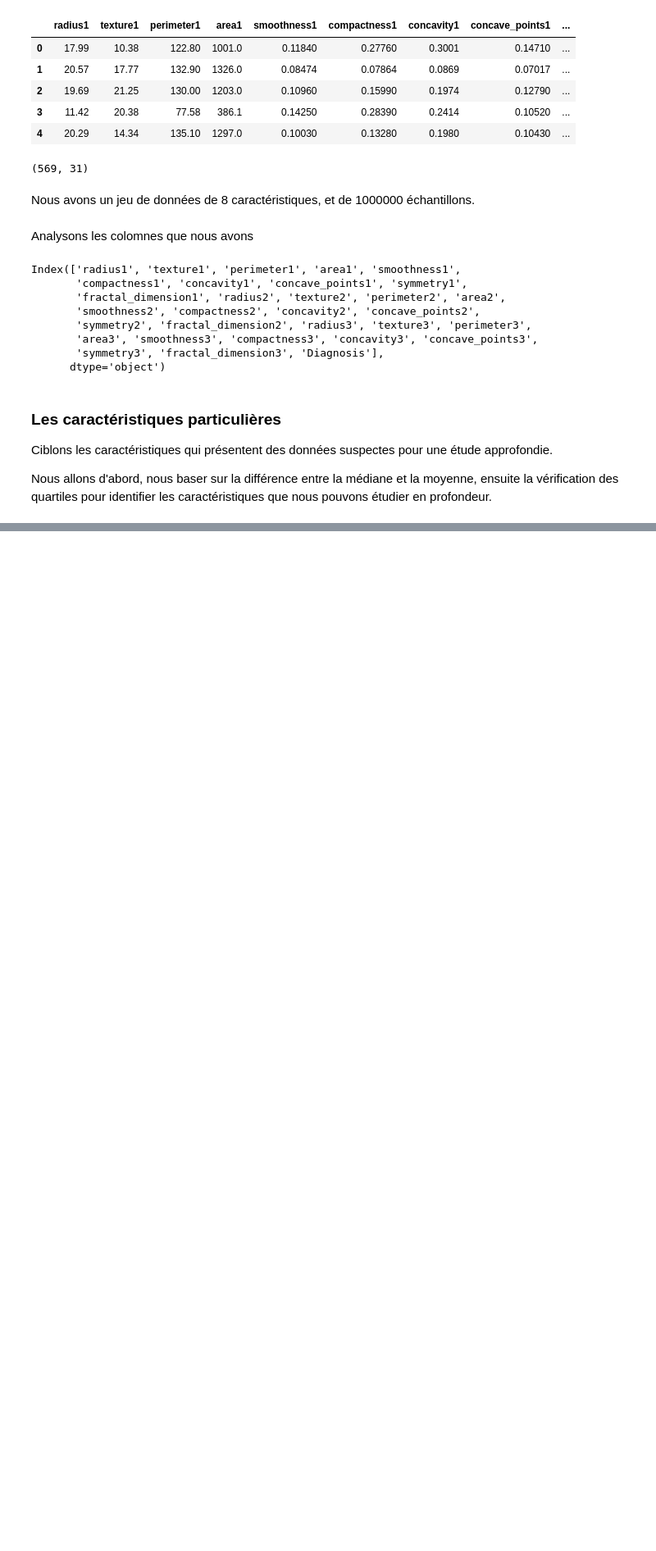
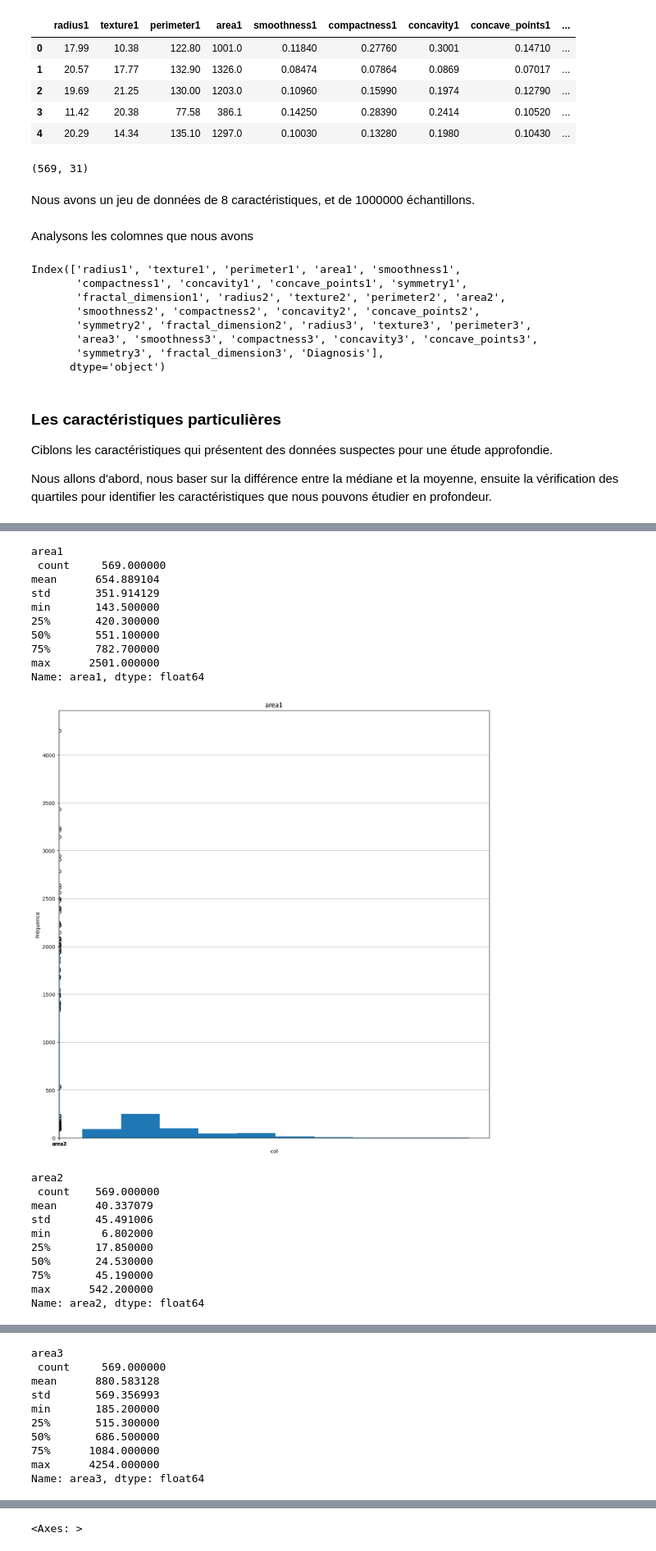
Before and after one commit to Martinien07/Projet-UA-3-Implication-de-l-IA-dans-le-processus-de-diagnostic-d-une-cellule-cancereuse, a Jupyter notebook: Projet_UA3 AMA .ipynb, the cells around one changed output, grey strips where cells are left out. Shown at 82% size. Cells and saved outputs as stored; diff of their text form; code cells hidden in the pictures; blank space fills up the shorter version.

```diff
--- a/Projet_UA3 AMA .ipynb
+++ b/Projet_UA3 AMA .ipynb
@@ -518,0 +656,46 @@ Nous allons d'abord, nous baser sur la différence entre la médiane et la moyen
+# %%
+import matplotlib.pyplot as plt
+
+X=X[['area1','area2','area3']]
+
+X[['area1','area2','area3']].boxplot(figsize=(15,15)) #Pour l'analyse de la dispersion des données.
+
+import matplotlib.pyplot as plt
+
+for col in X.columns:
+    print(col)
+    print(f" {X[col].describe()}")
+
+    plt.hist(X[col]) #Pour l'analyse de la distribution des données.
+    plt.title(col)
+    plt.xlabel('col')
+    plt.ylabel('Fréquence')
+
+    plt.show()
+
+
+    print("")
+
+X.boxplot(figsize=(15,15)) #Pour l'analyse de la dispersion des données.
+# %% [output]
+area1
+ count     569.000000
+mean      654.889104
+std       351.914129
+min       143.500000
+25%       420.300000
+50%       551.100000
+75%       782.700000
+max      2501.000000
+Name: area1, dtype: float64
+[figure, added]
+area2
+ count    569.000000
+mean      40.337079
+std       45.491006
+min        6.802000
+25%       17.850000
+50%       24.530000
+75%       45.190000
+max      542.200000
+Name: area2, dtype: float64
@@ -518,0 +703,10 @@ Nous allons d'abord, nous baser sur la différence entre la médiane et la moyen
+area3
+ count     569.000000
+mean      880.583128
+std       569.356993
+min       185.200000
+25%       515.300000
+50%       686.500000
+75%      1084.000000
+max      4254.000000
+Name: area3, dtype: float64
@@ -518,0 +714 @@ Nous allons d'abord, nous baser sur la différence entre la médiane et la moyen
+<Axes: >
```
Also changed, not shown: parts of 9 cells of this notebook.
